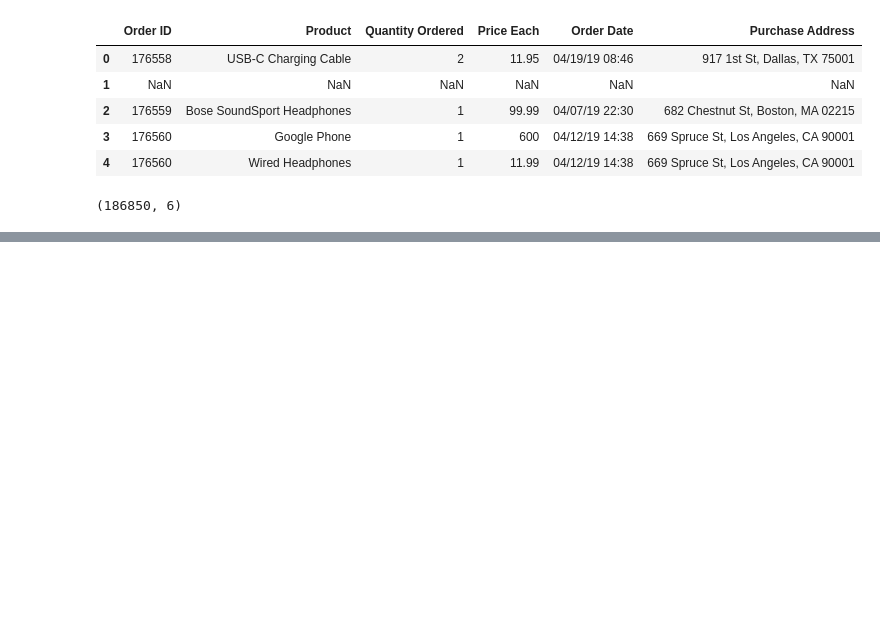
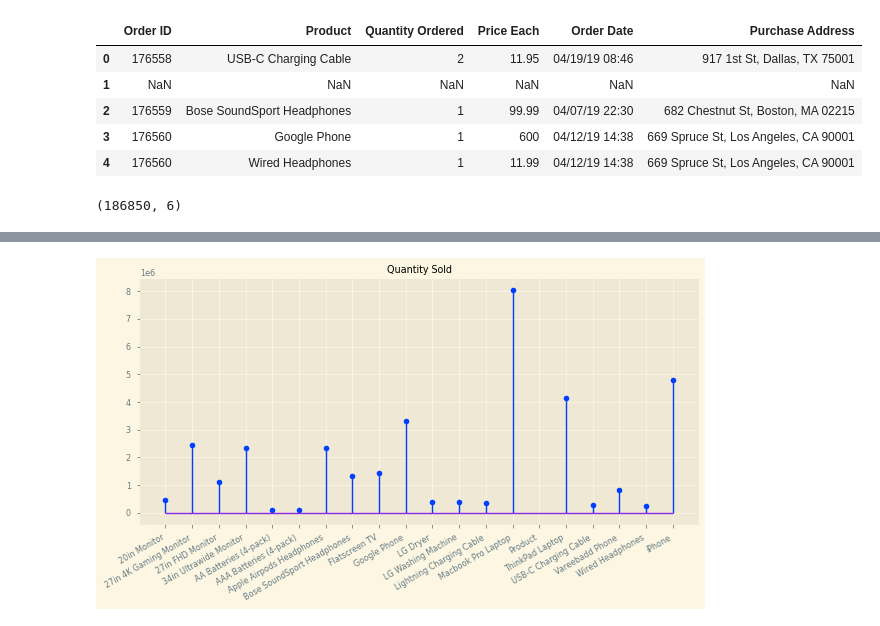
Before and after one commit to HendKordy/Tech_sales_analysis, a Jupyter notebook: Sales_analysis.ipynb, the cells around one changed output, grey strips where cells are left out. Cells and saved outputs as stored; diff of their text form; code cells hidden in the pictures; blank space fills up the shorter version.

```diff
--- a/Sales_analysis.ipynb
+++ b/Sales_analysis.ipynb
@@ -68,0 +127,11 @@ orders.columns
+# %%
+plt.style.use('seaborn-paper')
+fig, ax = plt.subplots()
+
+ax.stem(products_sales['Product'], products_sales['total_amount'])
+fig.autofmt_xdate()
+fig.set_size_inches((10,5))
+plt.title("Quantity Sold")
+plt.show()
+# %% [output]
+[figure, added]
```
Also changed, not shown: parts of 14 cells of this notebook.
